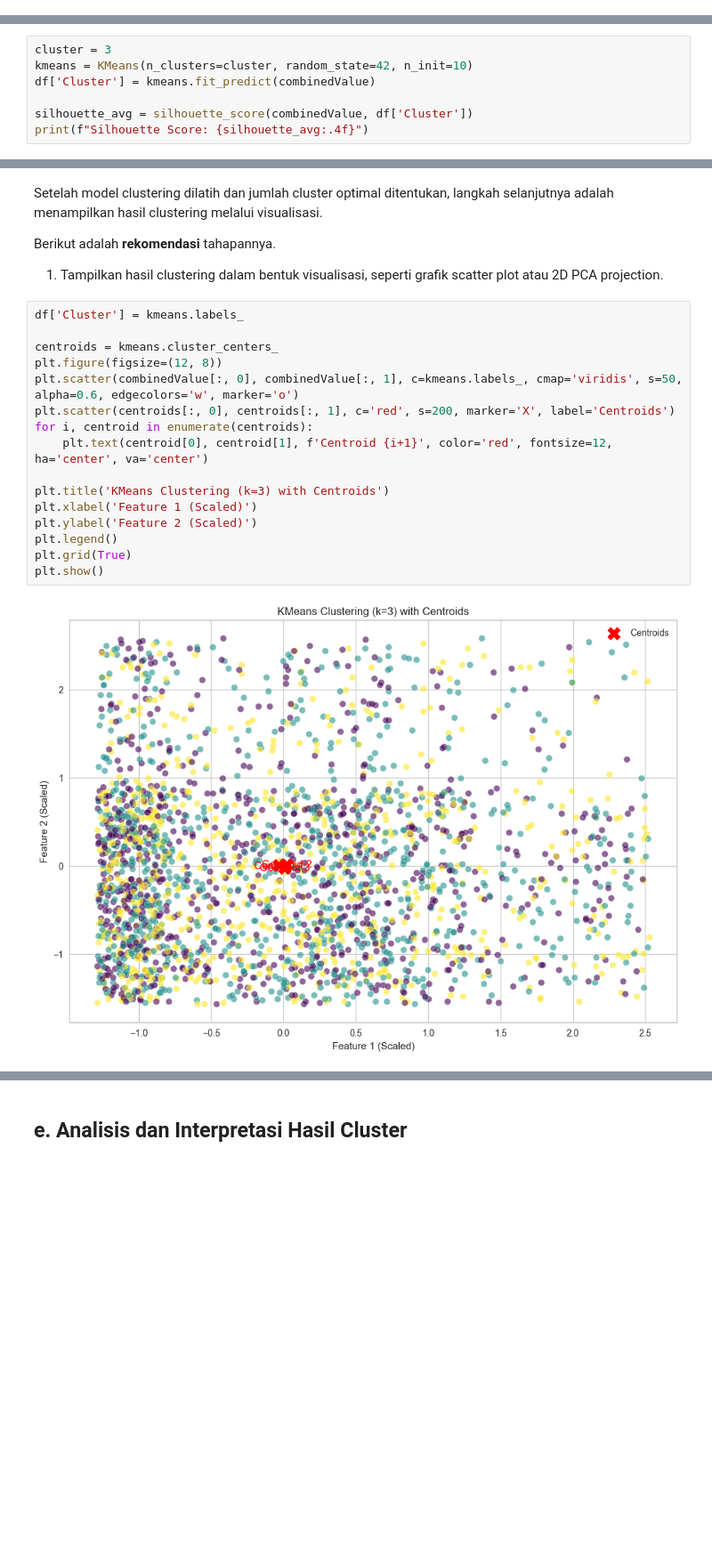
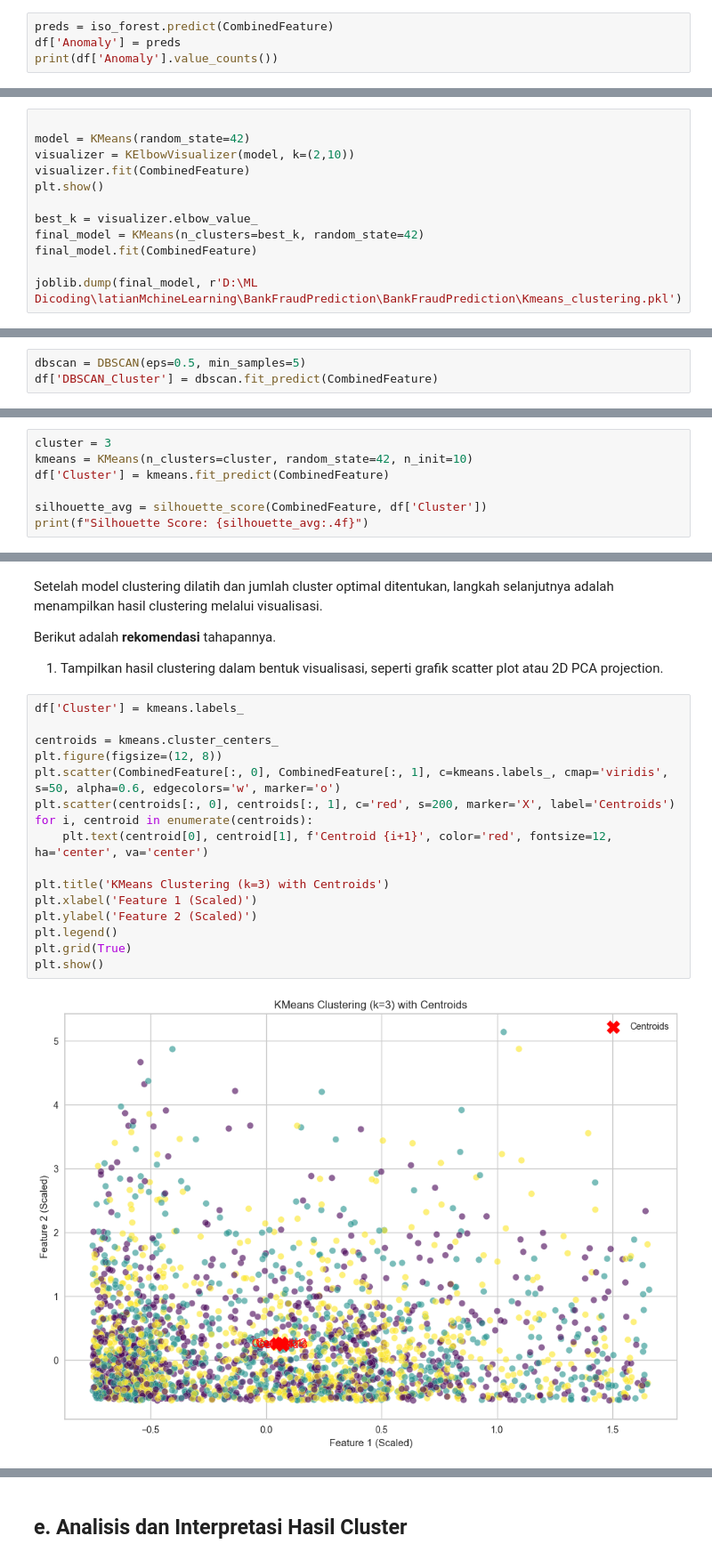
Before and after one commit to Occolus/BankFraudPrediction, a Jupyter notebook: [Clustering]_Submission_Akhir_BMLP_Your_Name.ipynb, the cells around one changed output, grey strips where cells are left out. Shown at 89% size. Drawn from its saved outputs; the diff is of its cells as text; blank space fills up the shorter version.

```diff
--- a/[Clustering]_Submission_Akhir_BMLP_Your_Name.ipynb
+++ b/[Clustering]_Submission_Akhir_BMLP_Your_Name.ipynb
@@ -302,0 +373,4 @@ catValue = pd.get_dummies(df[fiturKategorikal], drop_first=True)
+# %%
+preds = iso_forest.predict(CombinedFeature)
+df['Anomaly'] = preds
+print(df['Anomaly'].value_counts())
@@ -323,0 +392,12 @@ visualizer.show()
+# %%
+
+model = KMeans(random_state=42)
+visualizer = KElbowVisualizer(model, k=(2,10))
+visualizer.fit(CombinedFeature)
+plt.show()
+
+best_k = visualizer.elbow_value_
+final_model = KMeans(n_clusters=best_k, random_state=42)
+final_model.fit(CombinedFeature)
+
+joblib.dump(final_model, r'D:\ML Dicoding\latianMchineLearning\BankFraudPrediction\BankFraudPrediction\Kmeans_clustering.pkl')
@@ -323,0 +407,3 @@ visualizer.show()
+# %%
+dbscan = DBSCAN(eps=0.5, min_samples=5)
+df['DBSCAN_Cluster'] = dbscan.fit_predict(CombinedFeature)
@@ -332,8 +496,8 @@ Metode ini membantu kita menemukan jumlah cluster yang memberikan pemisahan terb
 # %%
 cluster = 3
 kmeans = KMeans(n_clusters=cluster, random_state=42, n_init=10)
-df['Cluster'] = kmeans.fit_predict(combinedValue)
+df['Cluster'] = kmeans.fit_predict(CombinedFeature)
 
-silhouette_avg = silhouette_score(combinedValue, df['Cluster'])
+silhouette_avg = silhouette_score(CombinedFeature, df['Cluster'])
 print(f"Silhouette Score: {silhouette_avg:.4f}")
 # %% [output]
@@ -358,20 +520,20 @@ Berikut adalah **rekomendasi** tahapannya.
 # %%
 df['Cluster'] = kmeans.labels_
 
 centroids = kmeans.cluster_centers_
 plt.figure(figsize=(12, 8))
-plt.scatter(combinedValue[:, 0], combinedValue[:, 1], c=kmeans.labels_, cmap='viridis', s=50, alpha=0.6, edgecolors='w', marker='o')
+plt.scatter(CombinedFeature[:, 0], CombinedFeature[:, 1], c=kmeans.labels_, cmap='viridis', s=50, alpha=0.6, edgecolors='w', marker='o')
 plt.scatter(centroids[:, 0], centroids[:, 1], c='red', s=200, marker='X', label='Centroids')
 for i, centroid in enumerate(centroids):
     plt.text(centroid[0], centroid[1], f'Centroid {i+1}', color='red', fontsize=12, ha='center', va='center')
 
 plt.title('KMeans Clustering (k=3) with Centroids')
 plt.xlabel('Feature 1 (Scaled)')
 plt.ylabel('Feature 2 (Scaled)')
 plt.legend()
 plt.grid(True)
 plt.show()
 # %% [output]
-[figure, old version]
+[figure, new version]
 # %%
 pca = PCA(n_components=2)
```
Also changed, not shown: parts of 34 cells of this notebook, 10 other files.
